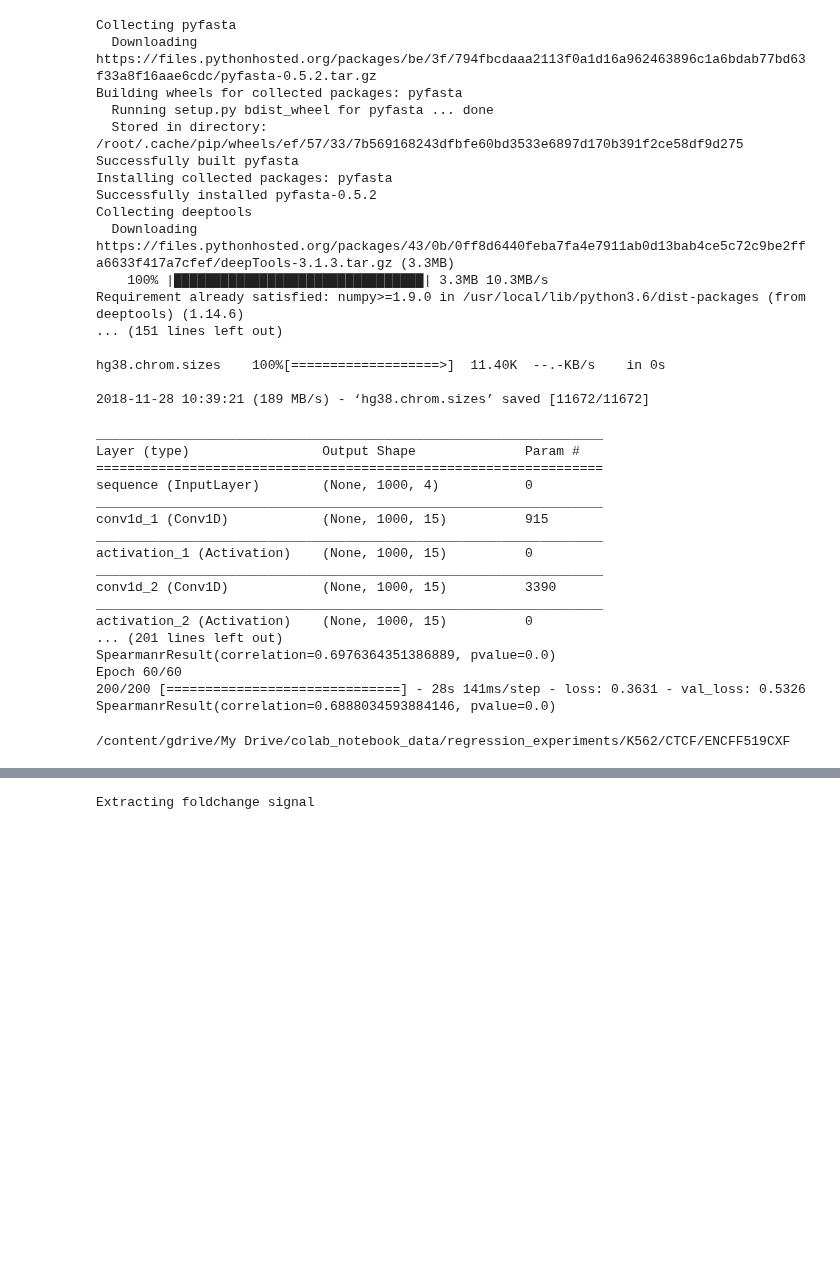
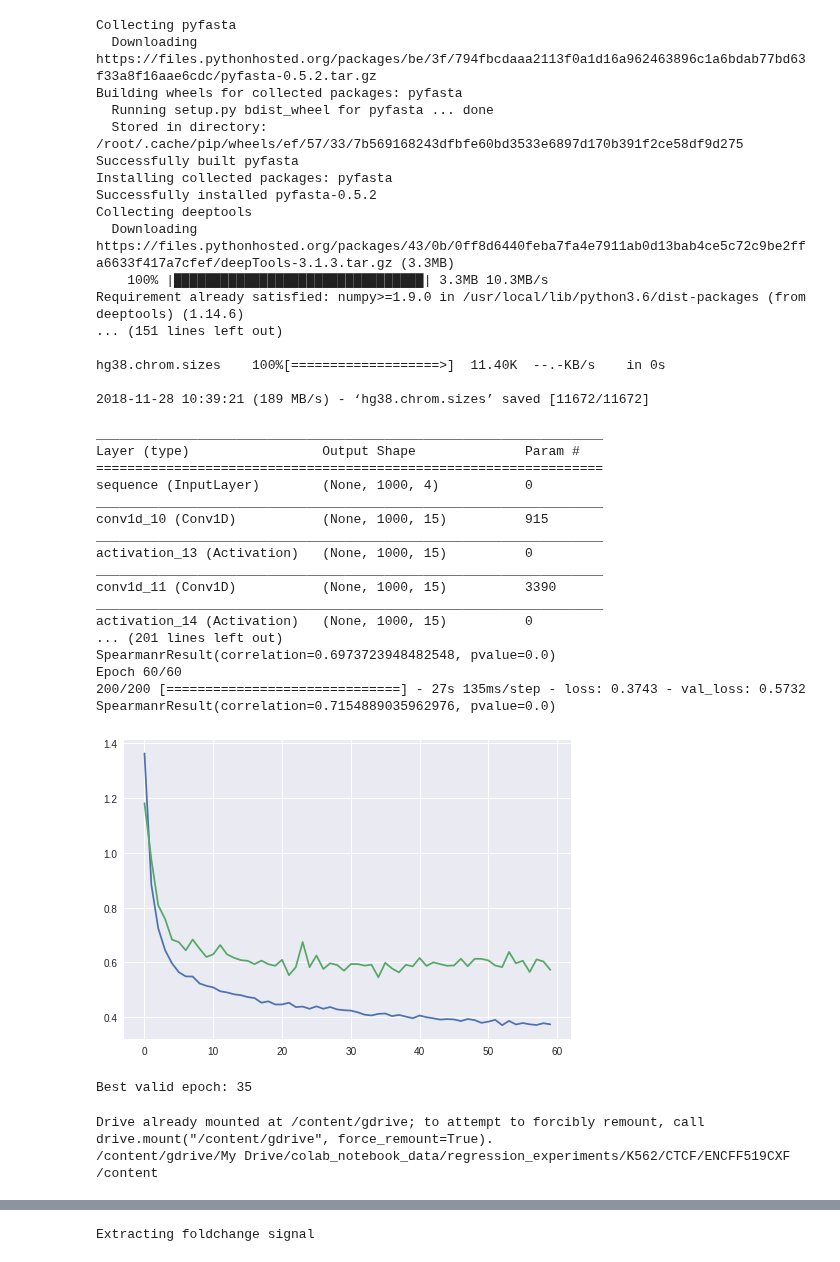
Before and after one commit to AvantiShri/colab_notebooks, a Jupyter notebook: Abhi_CTCF_Replication.ipynb, the cells around one changed output, grey strips where cells are left out. Saved outputs shown, nothing was run; the diff lists cells and outputs as text; code cells hidden in the pictures; blank space fills up the shorter version.

```diff
--- a/Abhi_CTCF_Replication.ipynb
+++ b/Abhi_CTCF_Replication.ipynb
@@ -182,6 +182,7 @@ from matplotlib import pyplot as plt
 
 positives_asinh_spp_model, positives_asinh_spp_fit_history = train_regression_model(
                              num_outputs=1,
+                             num_validation_samples=sum([1 for x in gzip.open("valid_positives_asinh_spp.gz",'rb')]),
                              train_bed_source="train_positives_asinh_spp.gz",
                              valid_bed_source="valid_positives_asinh_spp.gz")
 # %% [output]
@@ -190,20 +191,37 @@ Layer (type)                 Output Shape              Param #
 =================================================================
 sequence (InputLayer)        (None, 1000, 4)           0
 _________________________________________________________________
-conv1d_1 (Conv1D)            (None, 1000, 15)          915
+conv1d_10 (Conv1D)           (None, 1000, 15)          915
 _________________________________________________________________
-activation_1 (Activation)    (None, 1000, 15)          0
+activation_13 (Activation)   (None, 1000, 15)          0
 _________________________________________________________________
-conv1d_2 (Conv1D)            (None, 1000, 15)          3390
+conv1d_11 (Conv1D)           (None, 1000, 15)          3390
 _________________________________________________________________
-activation_2 (Activation)    (None, 1000, 15)          0
+activation_14 (Activation)   (None, 1000, 15)          0
 ... (201 lines left out)
-SpearmanrResult(correlation=0.6976364351386889, pvalue=0.0)
+SpearmanrResult(correlation=0.6973723948482548, pvalue=0.0)
 Epoch 60/60
-200/200 [==============================] - 28s 141ms/step - loss: 0.3631 - val_loss: 0.5326
-SpearmanrResult(correlation=0.6888034593884146, pvalue=0.0)
+200/200 [==============================] - 27s 135ms/step - loss: 0.3743 - val_loss: 0.5732
+SpearmanrResult(correlation=0.7154889035962976, pvalue=0.0)
+# %%
+from matplotlib import pyplot as plt
+plt.plot(list(range(len(positives_asinh_spp_fit_history.history['loss']))),
+         positives_asinh_spp_fit_history.history['loss'])
+plt.plot(list(range(len(positives_asinh_spp_fit_history.history['val_loss']))),
+         positives_asinh_spp_fit_history.history['val_loss'])
+plt.show()
+print("Best valid epoch:",np.argmin(positives_asinh_spp_fit_history.history['val_loss'])+1)
+# %% [output]
+[figure, added]
+Best valid epoch: 35
 # %%
-%cd /content/gdrive/"My Drive"/colab_notebook_data/regression_experiments/K562/CTCF/ENCFF519CXF
-positives_asinh_spp_model.save("positives_asinh_spp_model_2018Nov28_0715am.h5")
+#Save the model
+#from google.colab import drive
+#drive.mount('/content/gdrive')
+#%cd /content/gdrive/"My Drive"/colab_notebook_data/regression_experiments/K562/CTCF/ENCFF519CXF
+#positives_asinh_spp_model.save("positives_asinh_spp_model_2018Nov28_0908am_chromosomeholdout.h5")
+#%cd /content
 # %% [output]
+Drive already mounted at /content/gdrive; to attempt to forcibly remount, call drive.mount("/content/gdrive", force_remount=True).
 /content/gdrive/My Drive/colab_notebook_data/regression_experiments/K562/CTCF/ENCFF519CXF
+/content
```
Also changed, not shown: parts of 9 cells of this notebook.
